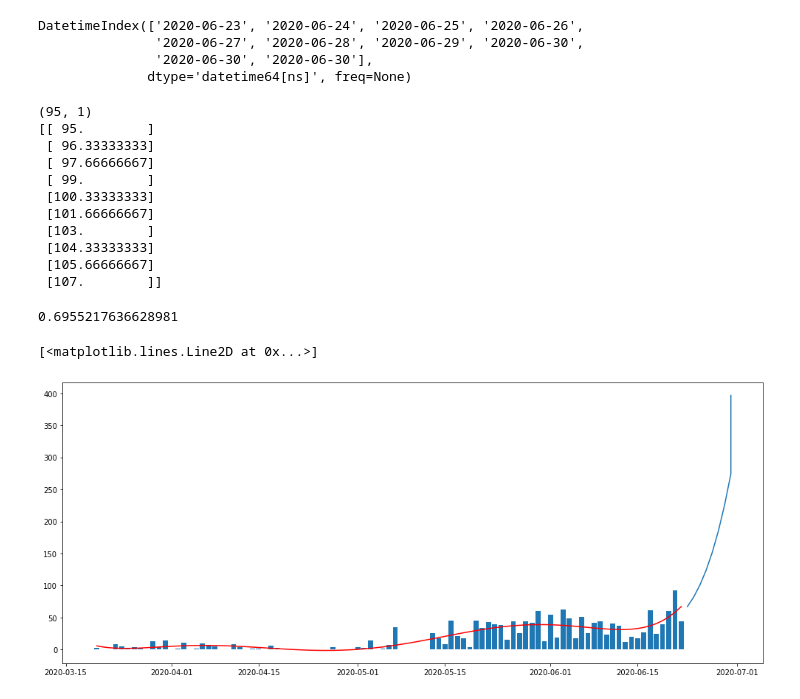
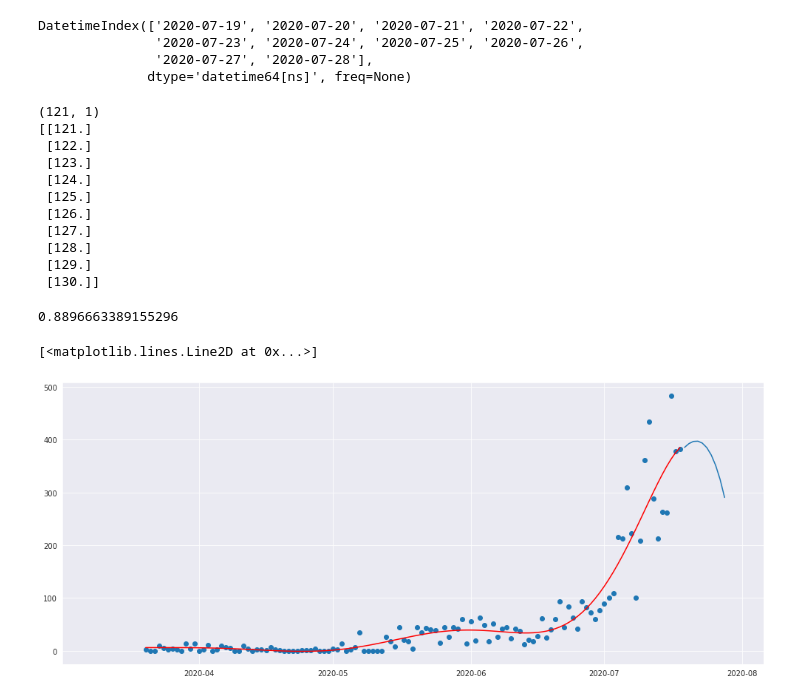
Before and after one commit to Jlingz14/Covid, a Jupyter notebook: Regression.ipynb, the cells around one changed output. Cells and saved outputs as stored; diff of their text form; code cells hidden in the pictures.

```diff
--- a/Regression.ipynb
+++ b/Regression.ipynb
@@ -6,6 +6,8 @@ from sklearn.linear_model import LinearRegression
 from sklearn.preprocessing import PolynomialFeatures
 from pandas.tseries.offsets import DateOffset
 import time
+import seaborn as sns
+sns.set_style("darkgrid")
 # %%
 data = pd.read_csv("full_grouped.csv")
 data.rename(columns={'New cases':'New_cases'},inplace=True)
@@ -45,45 +46,45 @@ data_df
 # %%
-add_dates = [data_df.index[-1] + DateOffset(day=x)for x in range(22,33)]
+add_dates = [data_df.index[-1] + DateOffset(day=x)for x in range(18,29)]
 future_dates = pd.DataFrame(index=add_dates[1:])
-future_dates['day_count'] = np.linspace(x[-1],107,10)
+future_dates['day_count'] = np.linspace(x[-1],112,10)
 future_dates.index
 # %% [output]
-DatetimeIndex(['2020-06-23', '2020-06-24', '2020-06-25', '2020-06-26',
-               '2020-06-27', '2020-06-28', '2020-06-29', '2020-06-30',
-               '2020-06-30', '2020-06-30'],
+DatetimeIndex(['2020-07-19', '2020-07-20', '2020-07-21', '2020-07-22',
+               '2020-07-23', '2020-07-24', '2020-07-25', '2020-07-26',
+               '2020-07-27', '2020-07-28'],
               dtype='datetime64[ns]', freq=None)
 # %%
 x_poly = x[:,np.newaxis]
 print(x_poly.shape)
-x_pred = np.linspace(x[-1],107,10)
+x_pred = np.linspace(x[-1],130,10)
 x_pred = x_pred[:,np.newaxis]
 print(x_pred)
 # %% [output]
-(95, 1)
-[[ 95.        ]
- [ 96.33333333]
- [ 97.66666667]
- [ 99.        ]
- [100.33333333]
- [101.66666667]
- [103.        ]
- [104.33333333]
- [105.66666667]
- [107.        ]]
+(121, 1)
+[[121.]
+ [122.]
+ [123.]
+ [124.]
+ [125.]
+ [126.]
+ [127.]
+ [128.]
+ [129.]
+ [130.]]
 # %%
-poly_reg = PolynomialFeatures(degree=6)
+poly_reg = PolynomialFeatures(degree=10)
 X_poly = poly_reg.fit_transform(x_poly)
 X_pred = poly_reg.fit_transform(x_pred)
 model = LinearRegression()
 model.fit(X_poly, y)
 model.score(X_poly,y)
 # %% [output]
-0.6955217636628981
+0.8896663389155296
 # %%
 plt.figure(figsize=(17,7))
-plt.bar(data_df.index,y)
+plt.scatter(data_df.index,y)
 plt.plot(data_df.index,model.predict(X_poly),color='red')
 plt.plot(future_dates.index,model.predict(X_pred))
 # %% [output]
 [<matplotlib.lines.Line2D at 0x...>]
-[figure, old version]
+[figure, new version]
```
Also changed, not shown: parts of 2 cells of this notebook, 10 other files.
